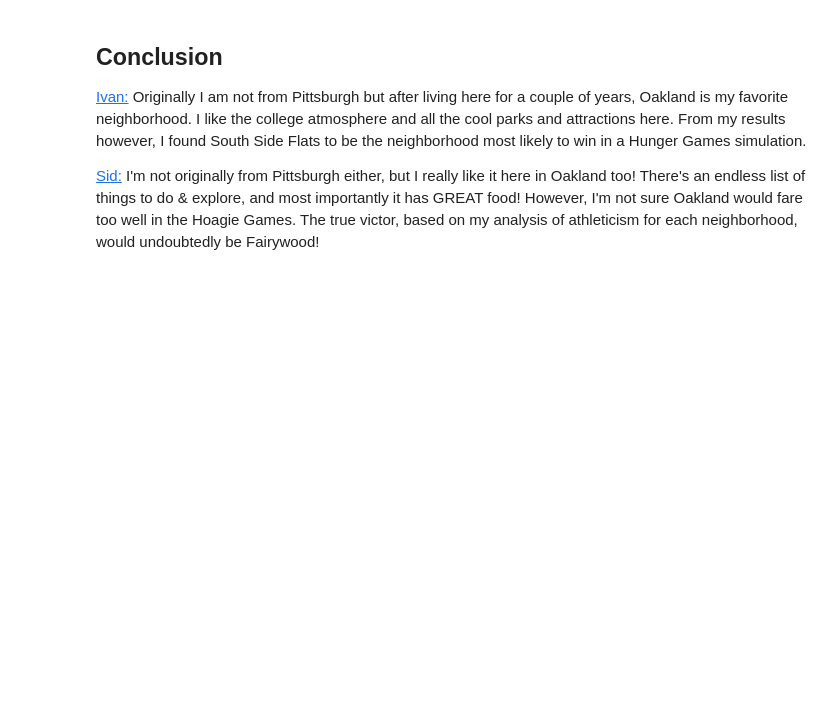
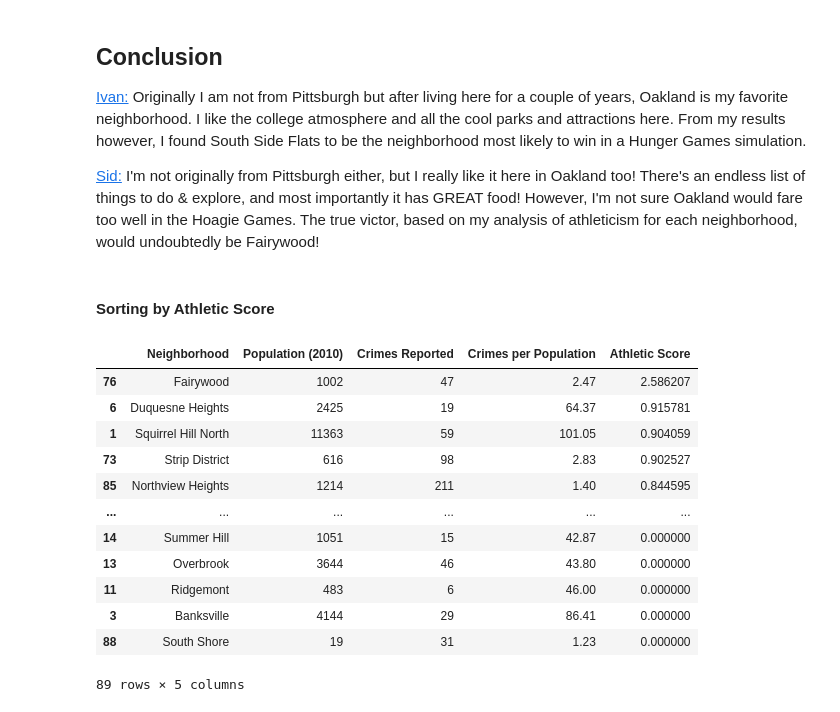
Before and after one commit to ivanbond-tech/CMPINF-Final-Project, a Jupyter notebook: main.ipynb, the cells around one changed output. Drawn from its saved outputs; the diff is of its cells as text; code cells hidden in the pictures; blank space fills up the shorter version.

```diff
--- a/main.ipynb
+++ b/main.ipynb
@@ -404,6 +404,7 @@ df["Athletic Score"] = 10 * df["Work at Home (2010)"]
 df.sort_values(by="Athletic Score", inplace=True, ascending=False)
 # df = df[["Neighborhood", "Athletic Score"]]
 df.dropna(inplace=True)
+athletic_score = df[["Neighborhood", "Athletic Score"]]
 df[["Neighborhood", "Athletic Score"]]
 # %% [output]
 |  | Neighborhood | Athletic Score |
@@ -495,3 +496,23 @@ result.plot(column='Athletic Score', # set the data to be used for coloring
 <h2>Conclusion</h2>
 <p><a href="#">Ivan:</a> Originally I am not from Pittsburgh but after living here for a couple of years, Oakland is my favorite neighborhood. I like the college atmosphere and all the cool parks and attractions here. From my results however, I found South Side Flats to be the neighborhood most likely to win in a Hunger Games simulation.</p>
 <p><a href="#">Sid:</a> I'm not originally from Pittsburgh either, but I really like it here in Oakland too! There's an endless list of things to do & explore, and most importantly it has GREAT food! However, I'm not sure Oakland would fare too well in the Hoagie Games. The true victor, based on my analysis of athleticism for each neighborhood, would undoubtedly be Fairywood! </p>
+# %% [markdown]
+<h4>Sorting by Athletic Score</h4>
+# %%
+athletic_score = pd.DataFrame(athletic_score)
+population_data.merge(athletic_score, on="Neighborhood")
+population_data[["Neighborhood", "Population (2010)", "Crimes Reported", "Crimes per Population", "Athletic Score"]].sort_values(by="Athletic Score", ascending=False)
+# %% [output]
+|  | Neighborhood | Population (2010) | Crimes Reported | Crimes per Population | Athletic Score |
+| 76 | Fairywood | 1002 | 47 | 2.47 | 2.586207 |
+| 6 | Duquesne Heights | 2425 | 19 | 64.37 | 0.915781 |
+| 1 | Squirrel Hill North | 11363 | 59 | 101.05 | 0.904059 |
+| 73 | Strip District | 616 | 98 | 2.83 | 0.902527 |
+| 85 | Northview Heights | 1214 | 211 | 1.40 | 0.844595 |
+| ... | ... | ... | ... | ... | ... |
+| 14 | Summer Hill | 1051 | 15 | 42.87 | 0.000000 |
+| 13 | Overbrook | 3644 | 46 | 43.80 | 0.000000 |
+| 11 | Ridgemont | 483 | 6 | 46.00 | 0.000000 |
+| 3 | Banksville | 4144 | 29 | 86.41 | 0.000000 |
+| 88 | South Shore | 19 | 31 | 1.23 | 0.000000 |
+89 rows × 5 columns
```
Also changed, not shown: parts of 6 cells of this notebook.
